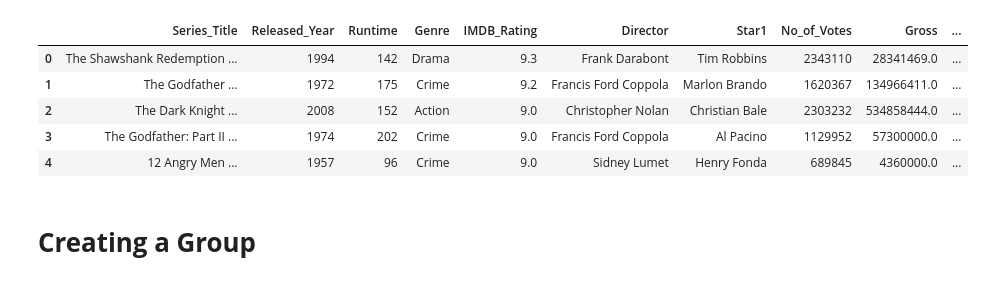
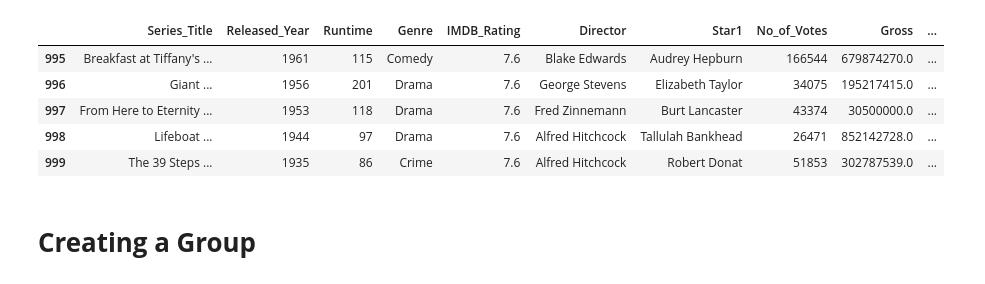
Before and after one commit to thekhushal/Learning, a Jupyter notebook: DataScience/92_CampusX_DSMP/session_19_groupby_objects.ipynb, the cells around one changed output. Saved outputs shown, nothing was run; the diff lists cells and outputs as text; code cells hidden in the pictures.

```diff
--- a/DataScience/92_CampusX_DSMP/session_19_groupby_objects.ipynb
+++ b/DataScience/92_CampusX_DSMP/session_19_groupby_objects.ipynb
@@ -3,14 +3,14 @@ import numpy as np
 import pandas as pd
 # %%
 movies = pd.read_csv('../04CampusX_DataSet/dataset-session-19/imdb-top-1000.csv')
-movies.head()
+movies.tail()
 # %% [output]
 |  | Series_Title | Released_Year | Runtime | Genre | IMDB_Rating | Director | Star1 | No_of_Votes | Gross | ... |
-| 0 | The Shawshank Redemption ... | 1994 | 142 | Drama | 9.3 | Frank Darabont | Tim Robbins | 2343110 | 28341469.0 | ... |
-| 1 | The Godfather ... | 1972 | 175 | Crime | 9.2 | Francis Ford Coppola | Marlon Brando | 1620367 | 134966411.0 | ... |
-| 2 | The Dark Knight ... | 2008 | 152 | Action | 9.0 | Christopher Nolan | Christian Bale | 2303232 | 534858444.0 | ... |
-| 3 | The Godfather: Part II ... | 1974 | 202 | Crime | 9.0 | Francis Ford Coppola | Al Pacino | 1129952 | 57300000.0 | ... |
-| 4 | 12 Angry Men ... | 1957 | 96 | Crime | 9.0 | Sidney Lumet | Henry Fonda | 689845 | 4360000.0 | ... |
+| 995 | Breakfast at Tiffany's ... | 1961 | 115 | Comedy | 7.6 | Blake Edwards | Audrey Hepburn | 166544 | 679874270.0 | ... |
+| 996 | Giant ... | 1956 | 201 | Drama | 7.6 | George Stevens | Elizabeth Taylor | 34075 | 195217415.0 | ... |
+| 997 | From Here to Eternity ... | 1953 | 118 | Drama | 7.6 | Fred Zinnemann | Burt Lancaster | 43374 | 30500000.0 | ... |
+| 998 | Lifeboat ... | 1944 | 97 | Drama | 7.6 | Alfred Hitchcock | Tallulah Bankhead | 26471 | 852142728.0 | ... |
+| 999 | The 39 Steps ... | 1935 | 86 | Crime | 7.6 | Alfred Hitchcock | Robert Donat | 51853 | 302787539.0 | ... |
 # %%
 # striping white space from col name
 movies.columns = movies.columns.str.strip()
```
Also changed, not shown: parts of 3 cells of this notebook.
